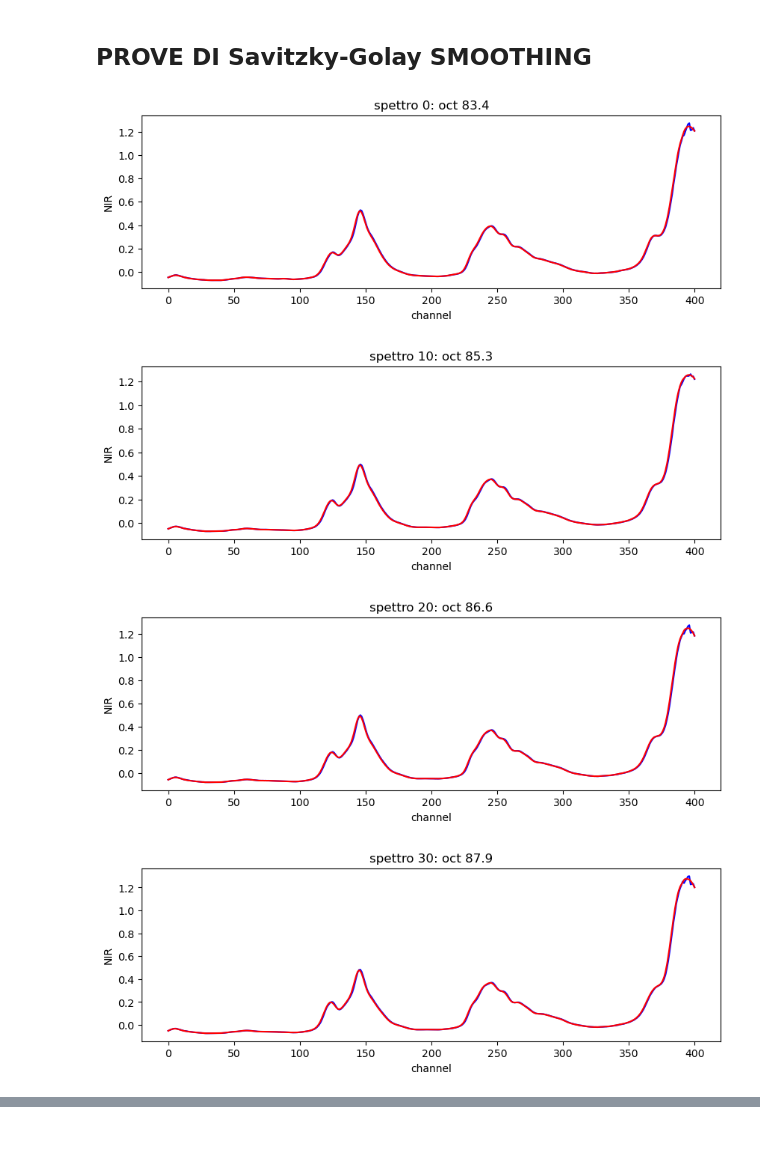
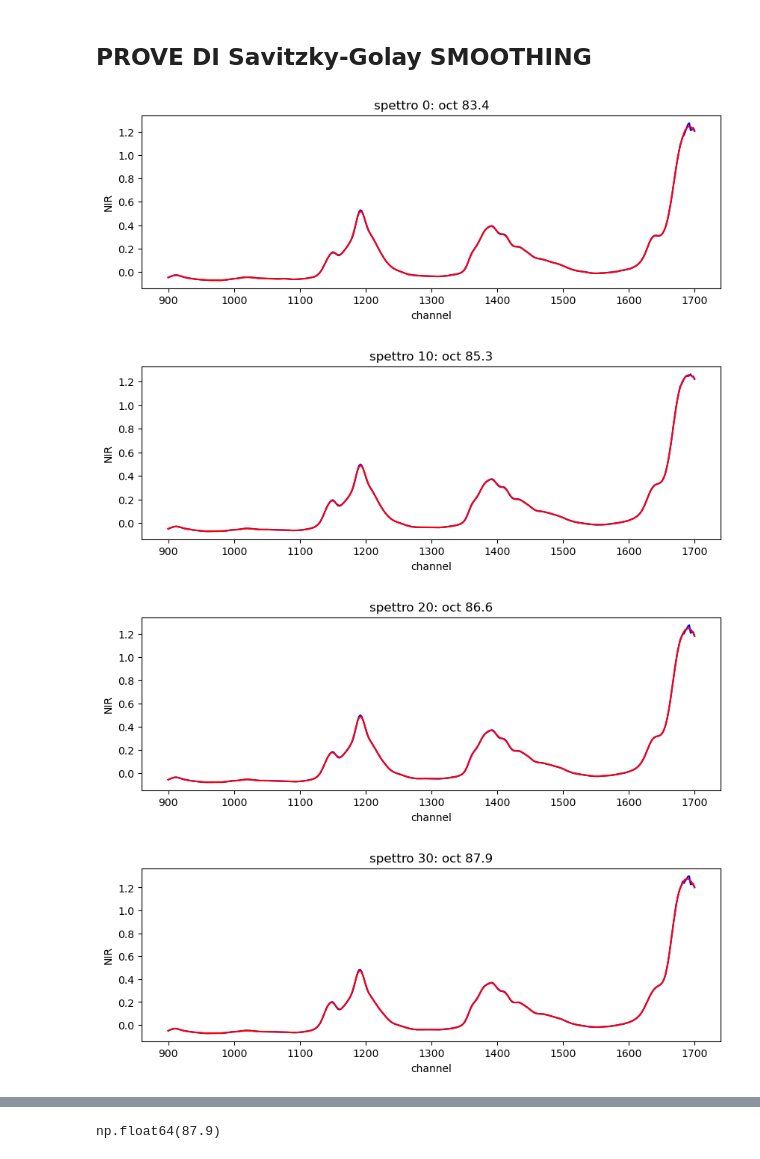
Before and after one commit to zosojack/ml-applications, a Jupyter notebook: 2-second-project/lettura_benzadati.ipynb, the cells around one changed output, grey strips where cells are left out. Cells and saved outputs as stored; diff of their text form; code cells hidden in the pictures.

```diff
--- a/2-second-project/lettura_benzadati.ipynb
+++ b/2-second-project/lettura_benzadati.ipynb
@@ -100,7 +120,7 @@ with open("data/ottani_NIR.pkl", 'wb') as f:
 import matplotlib.pyplot as plt
 
 for i in np.arange(0, 59, 10):
-    x = range(spettri_ordinati[i].shape[0])
+    x = np.arange(900, 1702, 2)
     y = spettri_ordinati[i]
 
     plt.plot(x,y)
@@ -121,22 +141,22 @@ for i in np.arange(0, 59, 10):
 ## PROVE DI Savitzky-Golay SMOOTHING
 # %%
 from scipy.signal import savgol_filter
-window_size = 10
+window_size = 11
 poly_order = 3
 for i in np.arange(0, 59, 10):
-    x = range(spettri_ordinati[i].shape[0])
+    x = np.arange(900, 1702, 2)
     y = spettri_ordinati[i]
     y_smooth = savgol_filter(spettri_ordinati[i], window_size, poly_order)
 
     plt.figure(figsize=(10,3))
     plt.plot(x,y, label='originale', color='blue')
     plt.plot(x,y_smooth, label='smooth', color='red')
     plt.xlabel("channel")
     plt.ylabel("NIR")
     plt.title(f"spettro {i}: oct {ottano_ordinato[i]}")
     plt.show()
 # %% [output]
-[figure, old version]
+[figure, new version]
-[figure, old version]
+[figure, new version]
-[figure, old version]
+[figure, new version]
-[figure, old version]
+[figure, new version]
@@ -144,0 +165,4 @@ for i in np.arange(0, 59, 10):
+# %%
+ottano_ordinato[30]
+# %% [output]
+np.float64(87.9)
```
Also changed, not shown: parts of 3 cells of this notebook, 16 other files.
